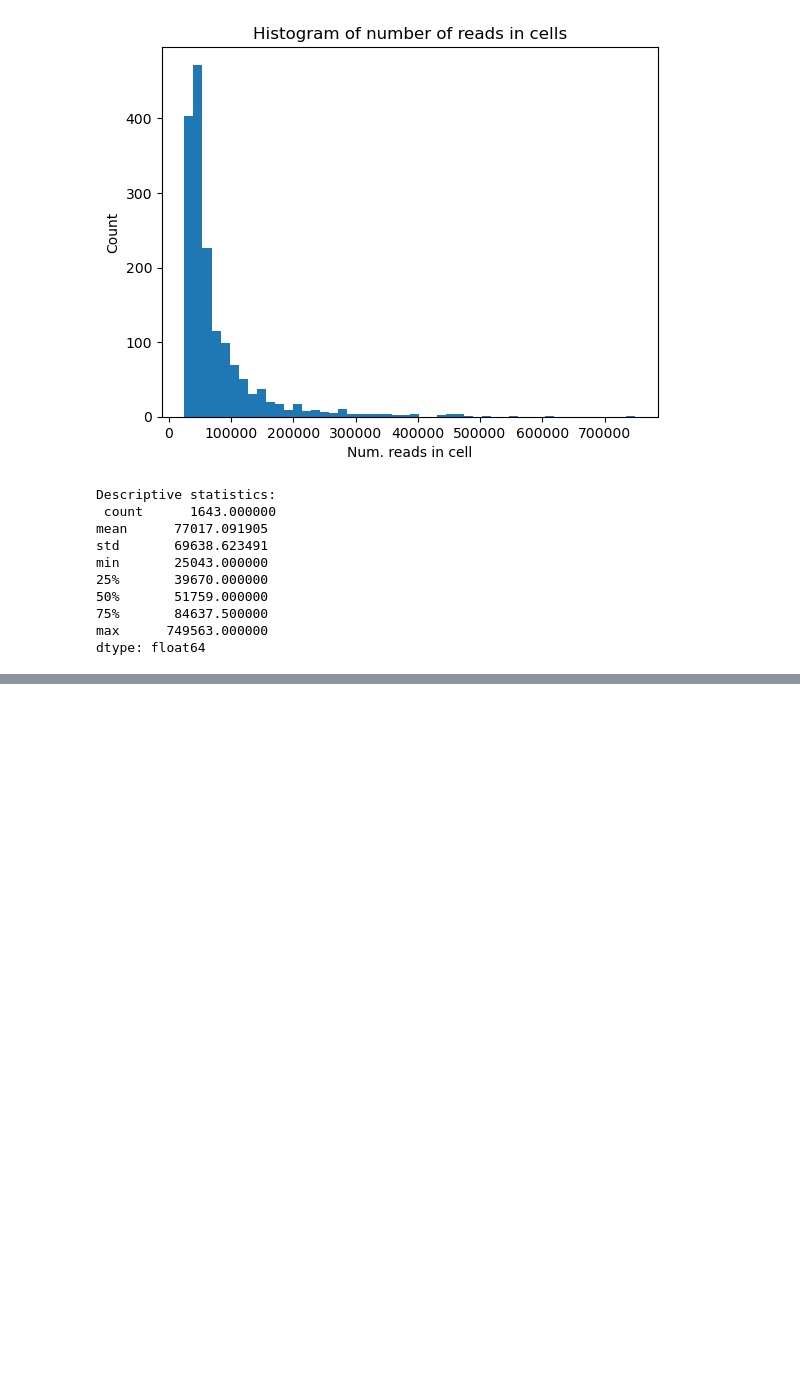
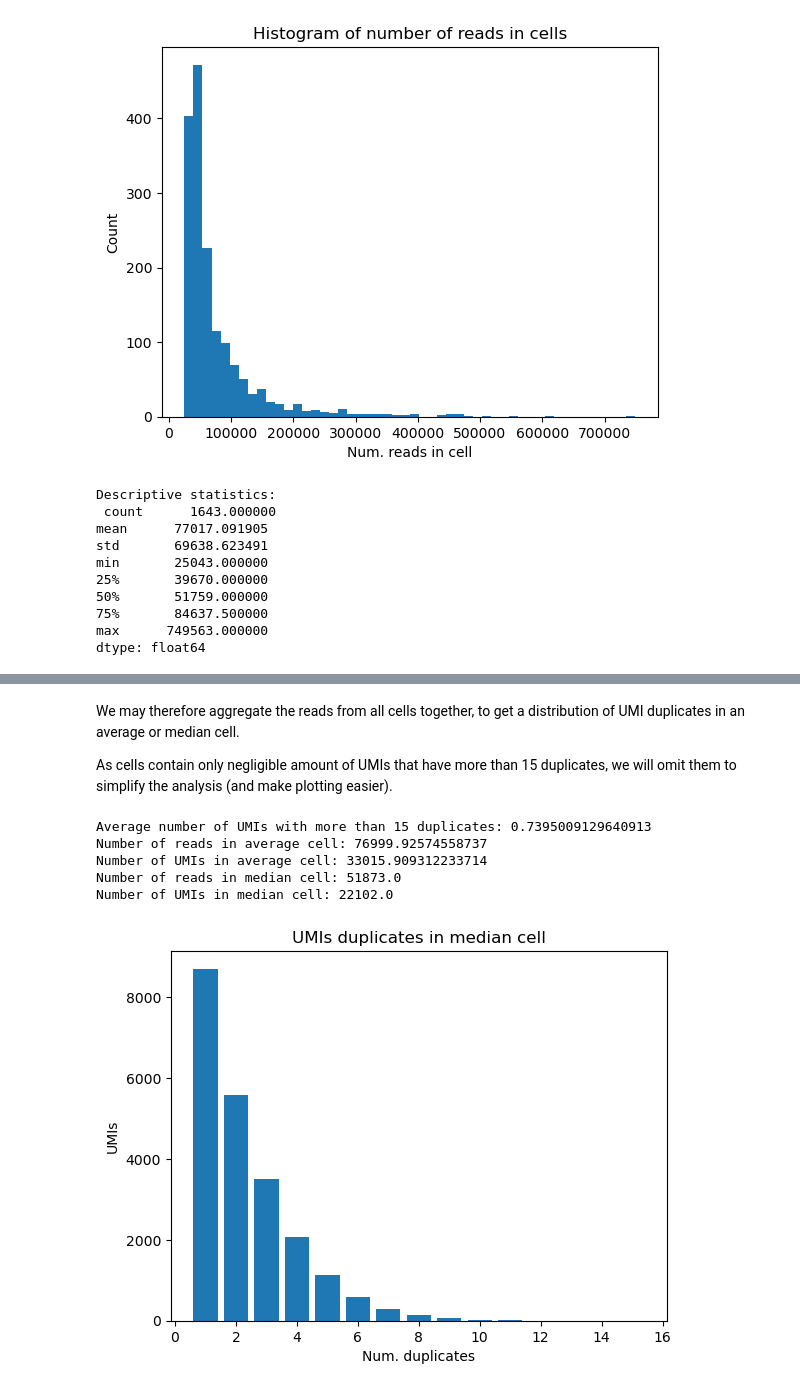
Before and after one commit to jkoubele/phd-stuff, a Jupyter notebook: 02_power_analysis/Usable_UMIs_amount_estimation.ipynb, the cells around one changed output, grey strips where cells are left out. Cells and saved outputs as stored; diff of their text form; code cells hidden in the pictures; blank space fills up the shorter version.

```diff
--- a/02_power_analysis/Usable_UMIs_amount_estimation.ipynb
+++ b/02_power_analysis/Usable_UMIs_amount_estimation.ipynb
@@ -110,0 +121,35 @@ plt.subplot(224, sharex=ax1, facecolor='red')
+# %% [markdown]
+We may therefore aggregate the reads from all cells together, to get a distribution of UMI duplicates in an average or median cell.
+
+As cells contain only negligible amount of UMIs that have more than 15 duplicates, we will omit them to simplify the analysis (and make plotting easier).
+# %%
+duplicate_numbers = set(chain.from_iterable([cell.duplicate_counter.keys() for cell in cells]))
+average_cell_duplicate_counter = {duplicate_number:
+                                  sum([cell.duplicate_counter[duplicate_number] if duplicate_number in cell.duplicate_counter else 0 for cell in cells]) / len(cells)
+                                 for duplicate_number in duplicate_numbers}
+print(f"Average number of UMIs with more than 15 duplicates: {sum([value for key, value in average_cell_duplicate_counter.items() if key > 15])}")
+average_cell_duplicate_counter = {key: value for key, value in average_cell_duplicate_counter.items() if key <=15}
+average_cell_duplicate_counter = OrderedDict({key: average_cell_duplicate_counter[key] for key in sorted(average_cell_duplicate_counter.keys())})
+print(f"Number of reads in average cell: {sum([key * value for key, value in average_cell_duplicate_counter.items()])}")
+print(f"Number of UMIs in average cell: {sum(average_cell_duplicate_counter.values())}")
+
+median_cell_duplicate_counter = OrderedDict({duplicate_number:
+                                             np.median([cell.duplicate_counter[duplicate_number] if duplicate_number in cell.duplicate_counter else 0 for cell in cells])
+                                             for duplicate_number in range(1,16)})
+
+print(f"Number of reads in median cell: {sum([key * value for key, value in median_cell_duplicate_counter.items()])}")
+print(f"Number of UMIs in median cell: {sum(median_cell_duplicate_counter.values())}")
+
+
+plt.bar(median_cell_duplicate_counter.keys(), height=median_cell_duplicate_counter.values())
+plt.title('UMIs duplicates in median cell')
+plt.ylabel('UMIs')
+plt.xlabel('Num. duplicates')
+plt.show()
+# %% [output]
+Average number of UMIs with more than 15 duplicates: 0.7395009129640913
+Number of reads in average cell: 76999.92574558737
+Number of UMIs in average cell: 33015.909312233714
+Number of reads in median cell: 51873.0
+Number of UMIs in median cell: 22102.0
+[figure, added]
```
Also changed, not shown: parts of 9 cells of this notebook.
